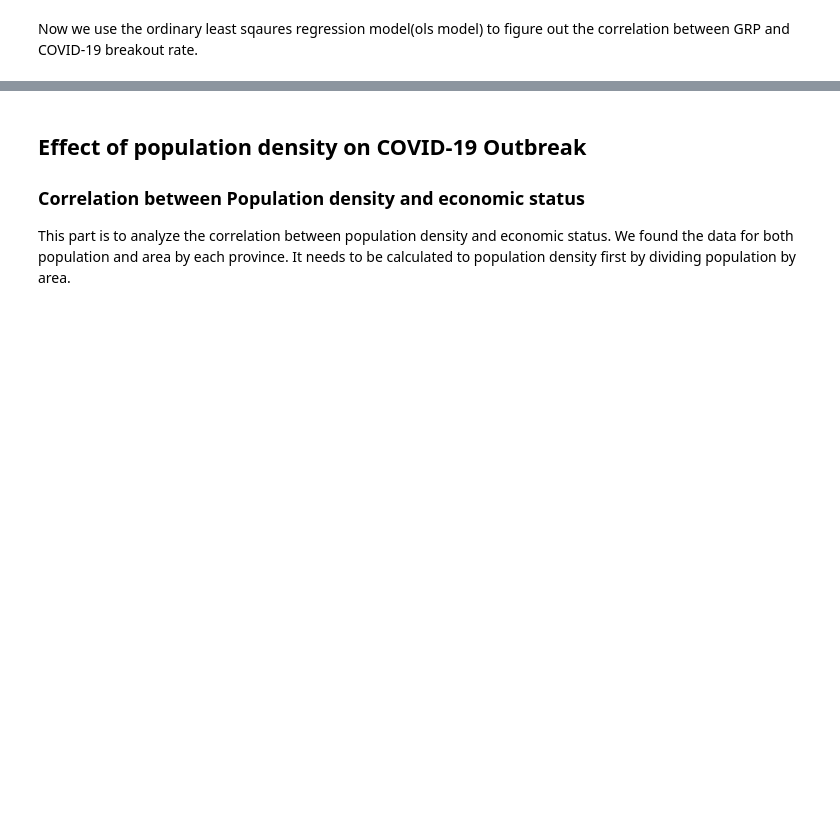
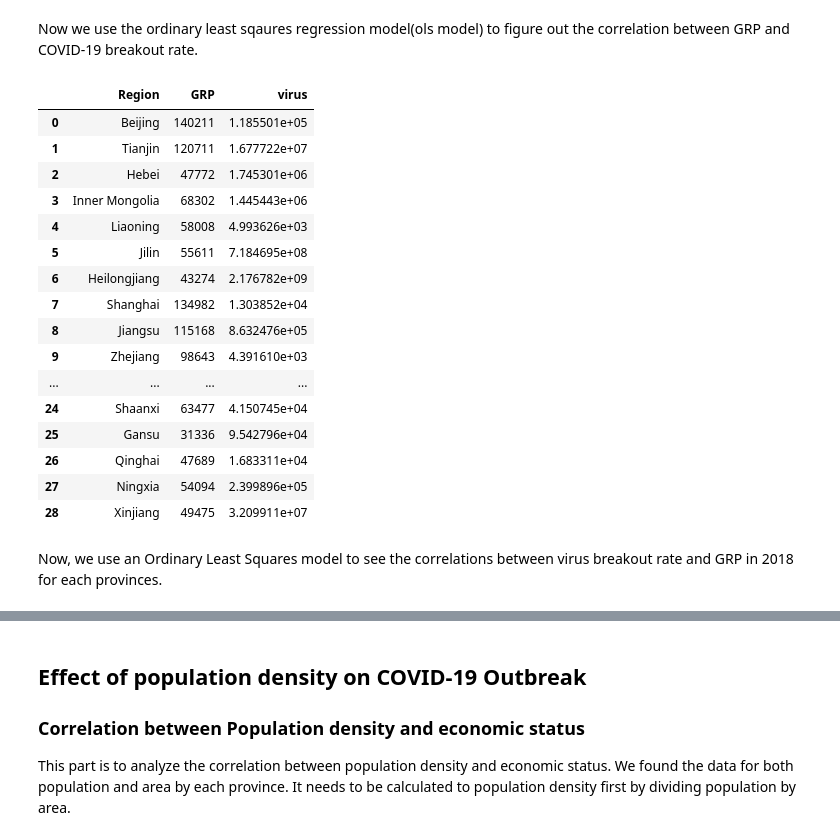
Before and after one commit to Alphaaaaabet/Regional-Economic-Status-and-COVID-19-Spread-Speed-in-China, a Jupyter notebook: FinalProject_group044.ipynb, the cells around one changed output, grey strips where cells are left out. Saved outputs shown, nothing was run; the diff lists cells and outputs as text; code cells hidden in the pictures; blank space fills up the shorter version.

```diff
--- a/FinalProject_group044.ipynb
+++ b/FinalProject_group044.ipynb
@@ -459,3 +452,34 @@ df
 ## Effect of Regional Gross Product(GRP) on COVID-19 outbreak
 # %% [markdown]
 Now we use the ordinary least sqaures regression model(ols model) to figure out the correlation between GRP and COVID-19 breakout rate.
+# %%
+#single out the GRP in 2018 for each province
+GRP_2018 = GRP[GRP.columns[:2]]
+#single out the virus breakout rate data that we're interested in
+virus = df[['Region','CAGR']]
+#add the data for virus breakout rate data to GRP dataframeby province
+GRP_virus = pd.merge(GRP_2018, virus, on = 'Region')
+#rename the columns to be more meaningful and easier for further analyses
+GRP_virus = GRP_virus.rename(columns = {'2018':'GRP'})
+GRP_virus = GRP_virus.rename(columns = {'CAGR':'virus'})
+GRP_virus
+# %% [output]
+|  | Region | GRP | virus |
+| 0 | Beijing | 140211 | 1.185501e+05 |
+| 1 | Tianjin | 120711 | 1.677722e+07 |
+| 2 | Hebei | 47772 | 1.745301e+06 |
+| 3 | Inner Mongolia | 68302 | 1.445443e+06 |
+| 4 | Liaoning | 58008 | 4.993626e+03 |
+| 5 | Jilin | 55611 | 7.184695e+08 |
+| 6 | Heilongjiang | 43274 | 2.176782e+09 |
+| 7 | Shanghai | 134982 | 1.303852e+04 |
+| 8 | Jiangsu | 115168 | 8.632476e+05 |
+| 9 | Zhejiang | 98643 | 4.391610e+03 |
+| ... | ... | ... | ... |
+| 24 | Shaanxi | 63477 | 4.150745e+04 |
+| 25 | Gansu | 31336 | 9.542796e+04 |
+| 26 | Qinghai | 47689 | 1.683311e+04 |
+| 27 | Ningxia | 54094 | 2.399896e+05 |
+| 28 | Xinjiang | 49475 | 3.209911e+07 |
+# %% [markdown]
+Now, we use an Ordinary Least Squares model to see the correlations between virus breakout rate and GRP in 2018 for each provinces.
```
Also changed, not shown: parts of 9 cells of this notebook.
